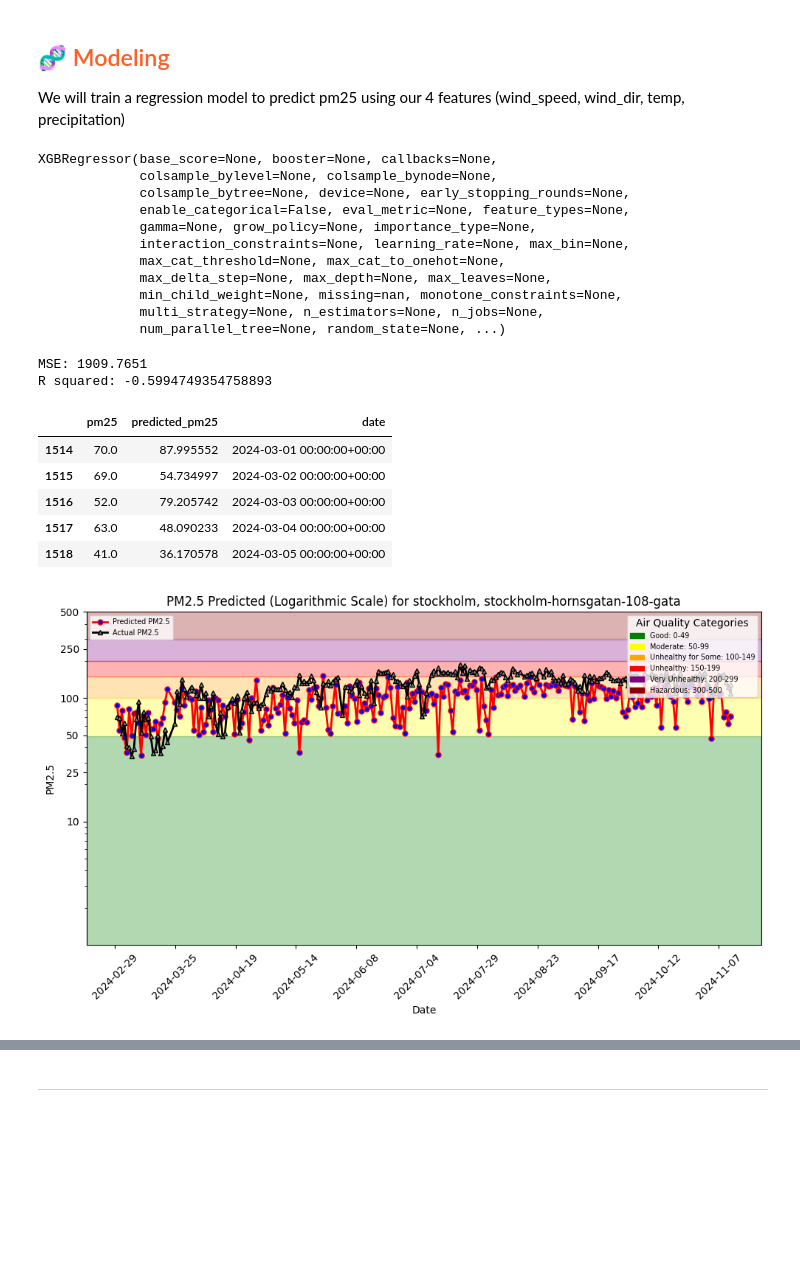
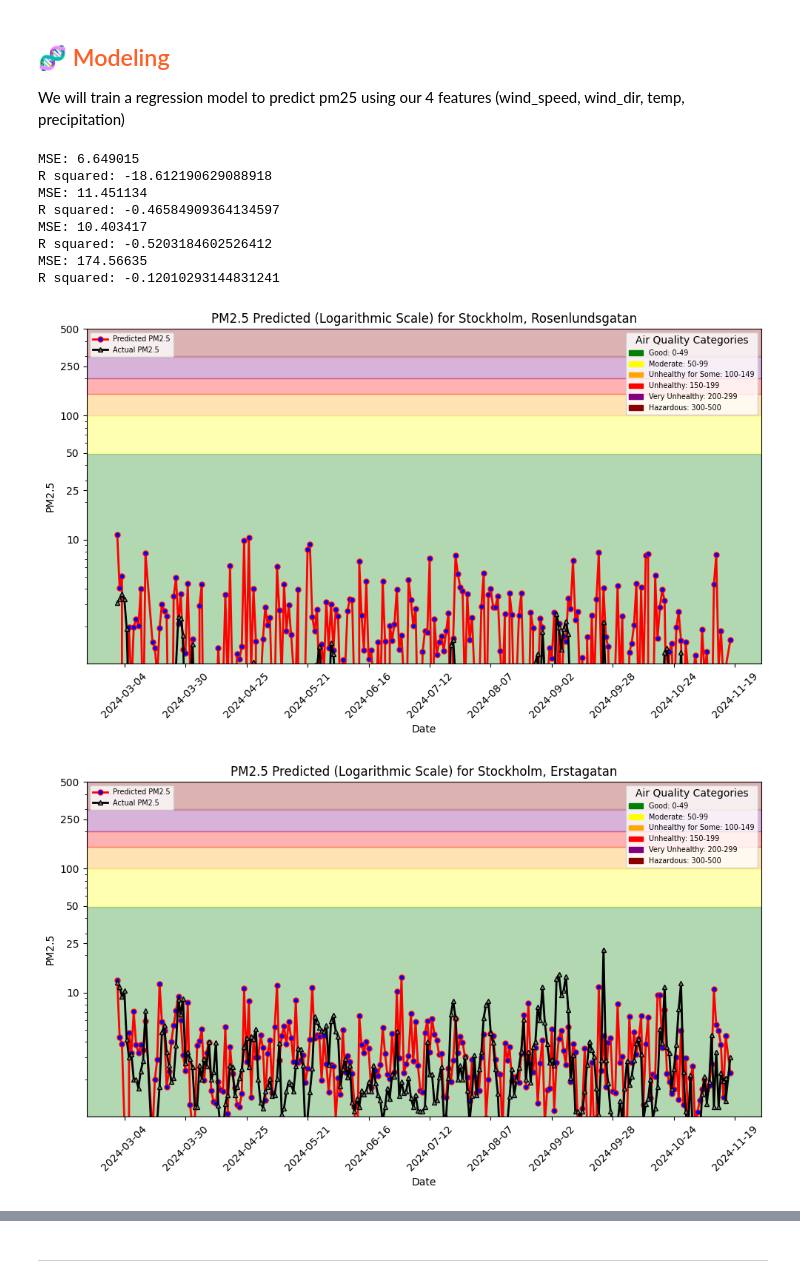
Before and after one commit to eronariodito/Lab1-ID2223, a Jupyter notebook: notebooks/ch03/3_air_quality_training_pipeline.ipynb, the cells around one changed output, grey strips where cells are left out. Cells and saved outputs as stored; diff of their text form; code cells hidden in the pictures; blank space fills up the shorter version.

```diff
--- a/notebooks/ch03/3_air_quality_training_pipeline.ipynb
+++ b/notebooks/ch03/3_air_quality_training_pipeline.ipynb
@@ -159,50 +277,41 @@ The `Feature View` is now saved in Hopsworks and you can retrieve it using `Feat
 We will train a regression model to predict pm25 using our 4 features (wind_speed, wind_dir, temp, precipitation)
 # %%
 # Creating an instance of the XGBoost Regressor
-xgb_regressor = XGBRegressor()
+for key, inner_dict in meta_dict.items():
+    inner_dict['xgb_regressor'] = XGBRegressor()
 
 # Fitting the XGBoost Regressor to the training data
-xgb_regressor.fit(train_features, y_train)
+    inner_dict['xgb_regressor'].fit(inner_dict['train_features'], inner_dict['y_train'])
-# %% [output]
-XGBRegressor(base_score=None, booster=None, callbacks=None,
-             colsample_bylevel=None, colsample_bynode=None,
-             colsample_bytree=None, device=None, early_stopping_rounds=None,
-             enable_categorical=False, eval_metric=None, feature_types=None,
-             gamma=None, grow_policy=None, importance_type=None,
-             interaction_constraints=None, learning_rate=None, max_bin=None,
-             max_cat_threshold=None, max_cat_to_onehot=None,
-             max_delta_step=None, max_depth=None, max_leaves=None,
-             min_child_weight=None, missing=nan, monotone_constraints=None,
-             multi_strategy=None, n_estimators=None, n_jobs=None,
-             num_parallel_tree=None, random_state=None, ...)
 # %%
+for key, inner_dict in meta_dict.items():
 # Predicting target values on the test set
-y_pred = xgb_regressor.predict(test_features)
+    inner_dict['y_pred'] = inner_dict['xgb_regressor'].predict(inner_dict['test_features'])
 
 # Calculating Mean Squared Error (MSE) using sklearn
-mse = mean_squared_error(y_test.iloc[:,0], y_pred)
-print("MSE:", mse)
+    inner_dict['mse'] = mean_squared_error(inner_dict['y_test'].iloc[:,0], inner_dict['y_pred'])
+    print("MSE:", inner_dict['mse'])
 
 # Calculating R squared using sklearn
-r2 = r2_score(y_test.iloc[:,0], y_pred)
-print("R squared:", r2)
+    inner_dict['r2'] = r2_score(inner_dict['y_test'].iloc[:,0], inner_dict['y_pred'])
+    print("R squared:", inner_dict['r2'])
 # %% [output]
-MSE: 1909.7651
-R squared: -0.5994749354758893
+MSE: 6.649015
+R squared: -18.612190629088918
+MSE: 11.451134
+R squared: -0.46584909364134597
+MSE: 10.403417
+R squared: -0.5203184602526412
+MSE: 174.56635
+R squared: -0.12010293144831241
 # %%
-df = y_test
-df['predicted_pm25'] = y_pred
+for key, inner_dict in meta_dict.items():
+    inner_dict['df'] = inner_dict['y_test']
+    inner_dict['df']['predicted_pm25'] = inner_dict['y_pred']
 # %%
-df['date'] = X_test['date']
-df = df.sort_values(by=['date'])
-df.head(5)
+for key, inner_dict in meta_dict.items():
+    inner_dict['df']['date'] = inner_dict['X_test']['date']
+    inner_dict['df'] = inner_dict['df'].sort_values(by=['date'])
+    inner_dict['df'].head(5)
-# %% [output]
-|  | pm25 | predicted_pm25 | date |
-| 1514 | 70.0 | 87.995552 | 2024-03-01 00:00:00+00:00 |
-| 1515 | 69.0 | 54.734997 | 2024-03-02 00:00:00+00:00 |
-| 1516 | 52.0 | 79.205742 | 2024-03-03 00:00:00+00:00 |
-| 1517 | 63.0 | 48.090233 | 2024-03-04 00:00:00+00:00 |
-| 1518 | 41.0 | 36.170578 | 2024-03-05 00:00:00+00:00 |
 # %%
 # Creating a directory for the model artifacts if it doesn't exist
 model_dir = "air_quality_model"
@@ -212,8 +321,10 @@ images_dir = model_dir + "/images"
 if not os.path.exists(images_dir):
     os.mkdir(images_dir)
 # %%
-file_path = images_dir + "/pm25_hindcast.png"
-plt = util.plot_air_quality_forecast("stockholm", "stockholm-hornsgatan-108-gata", df, file_path, hindcast=True)
-plt.show()
+for key, inner_dict in meta_dict.items():
+    file_path = images_dir + "/pm25_hindcast_" + inner_dict['Street'].lower() +".png"
+    plt = util.plot_air_quality_forecast(inner_dict['City'], inner_dict['Street'], inner_dict['df'], file_path, hindcast=True)
+    plt.show()
 # %% [output]
-[figure, old version]
+[figure, new version]
+[figure, added]
```
Also changed, not shown: parts of 14 cells of this notebook, 33 other files.
